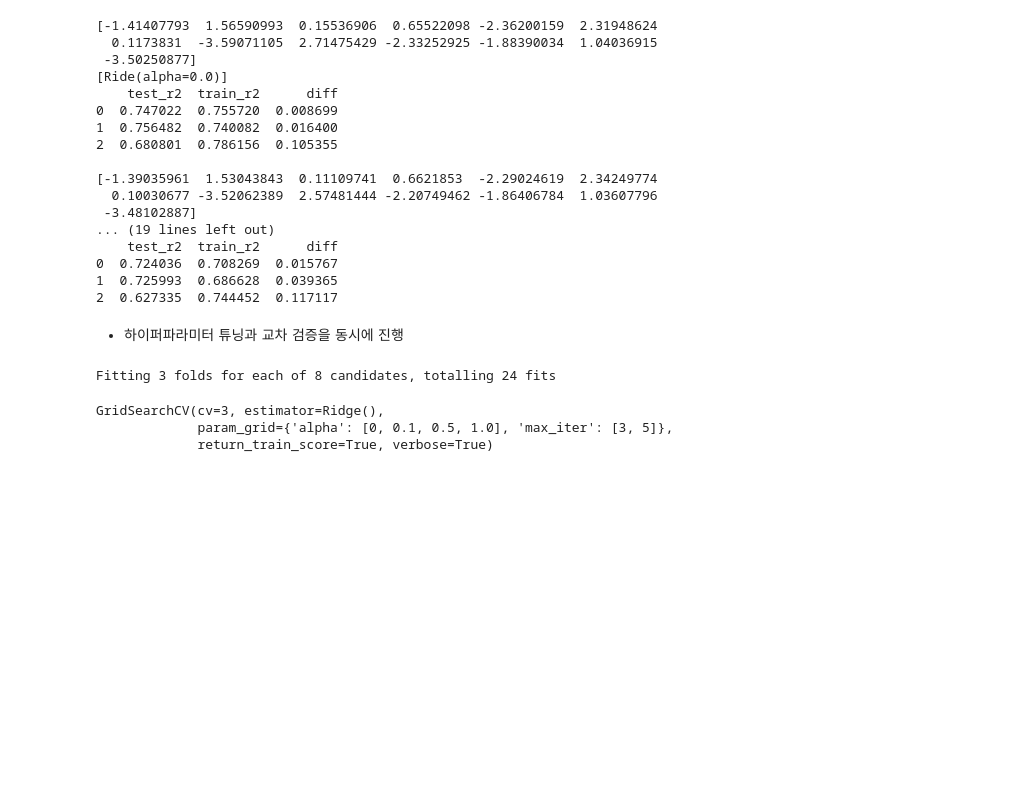
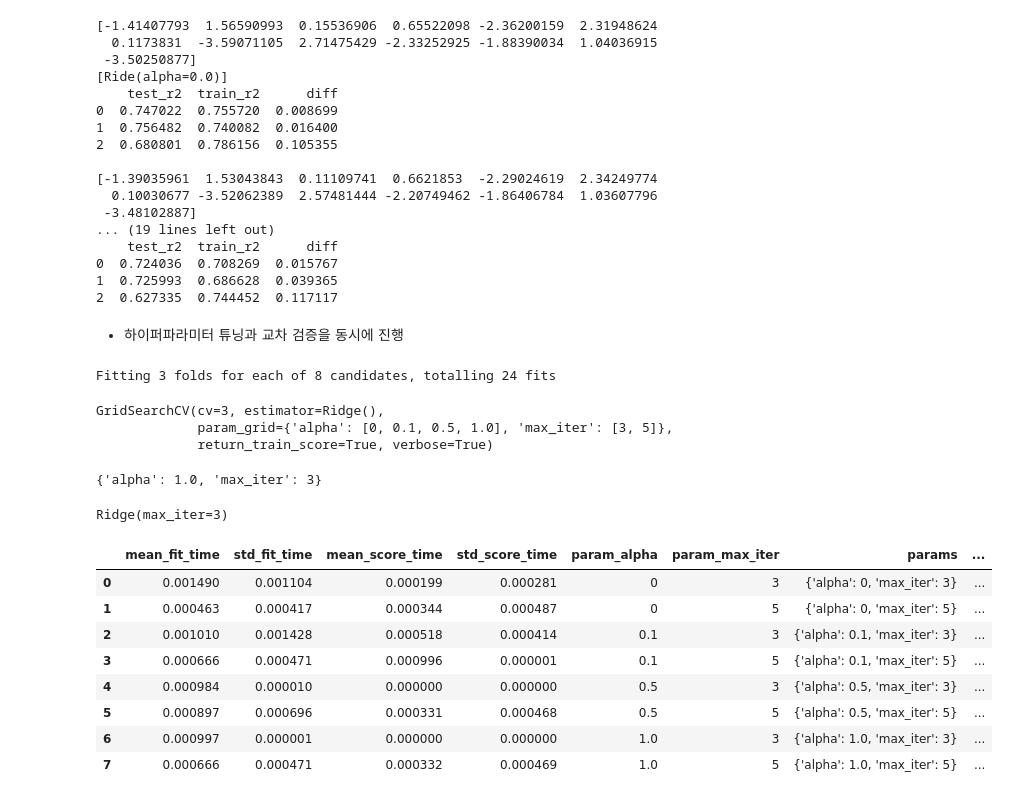
Before and after one commit to gksmf2370/KDT6, a Jupyter notebook: 머신러닝/DAY05/ex_ridge보스턴집값.ipynb, the cells around one changed output. Drawn from its saved outputs; the diff is of its cells as text; code cells hidden in the pictures; blank space fills up the shorter version.

```diff
--- a/머신러닝/DAY05/ex_ridge보스턴집값.ipynb
+++ b/머신러닝/DAY05/ex_ridge보스턴집값.ipynb
@@ -275,3 +275,26 @@ Fitting 3 folds for each of 8 candidates, totalling 24 fits
 GridSearchCV(cv=3, estimator=Ridge(),
              param_grid={'alpha': [0, 0.1, 0.5, 1.0], 'max_iter': [3, 5]},
              return_train_score=True, verbose=True)
+# %%
+# fit() 진행 후 모델 파라미터 확인
+serchCV.best_params_
+# %% [output]
+{'alpha': 1.0, 'max_iter': 3}
+# %%
+bestModel = serchCV.best_estimator_
+bestModel
+# %% [output]
+Ridge(max_iter=3)
+# %%
+resultDF=pd.DataFrame(serchCV.cv_results_)
+resultDF
+# %% [output]
+|  | mean_fit_time | std_fit_time | mean_score_time | std_score_time | param_alpha | param_max_iter | params | ... |
+| 0 | 0.001490 | 0.001104 | 0.000199 | 0.000281 | 0 | 3 | {'alpha': 0, 'max_iter': 3} | ... |
+| 1 | 0.000463 | 0.000417 | 0.000344 | 0.000487 | 0 | 5 | {'alpha': 0, 'max_iter': 5} | ... |
+| 2 | 0.001010 | 0.001428 | 0.000518 | 0.000414 | 0.1 | 3 | {'alpha': 0.1, 'max_iter': 3} | ... |
+| 3 | 0.000666 | 0.000471 | 0.000996 | 0.000001 | 0.1 | 5 | {'alpha': 0.1, 'max_iter': 5} | ... |
+| 4 | 0.000984 | 0.000010 | 0.000000 | 0.000000 | 0.5 | 3 | {'alpha': 0.5, 'max_iter': 3} | ... |
+| 5 | 0.000897 | 0.000696 | 0.000331 | 0.000468 | 0.5 | 5 | {'alpha': 0.5, 'max_iter': 5} | ... |
+| 6 | 0.000997 | 0.000001 | 0.000000 | 0.000000 | 1.0 | 3 | {'alpha': 1.0, 'max_iter': 3} | ... |
+| 7 | 0.000666 | 0.000471 | 0.000332 | 0.000469 | 1.0 | 5 | {'alpha': 1.0, 'max_iter': 5} | ... |
```
